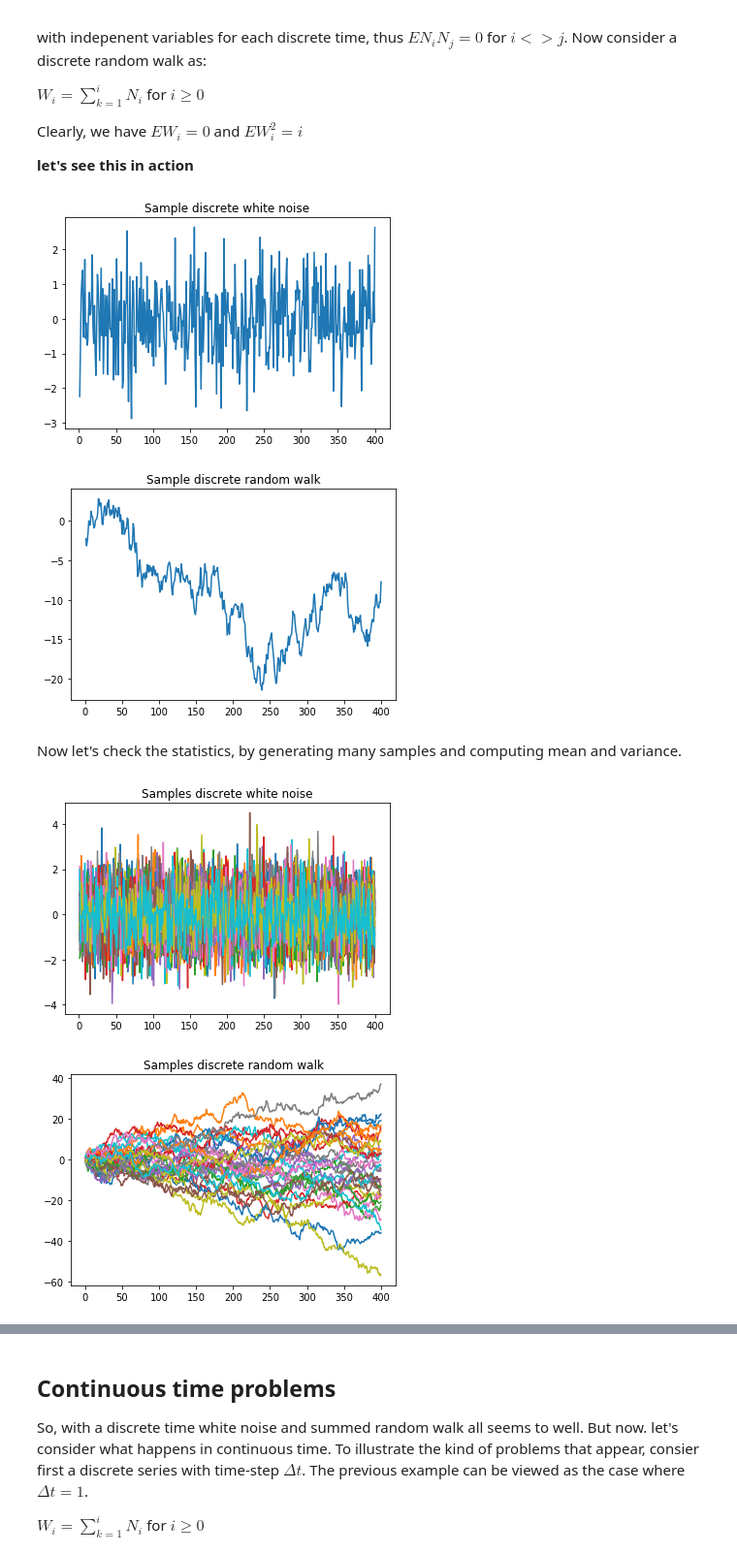
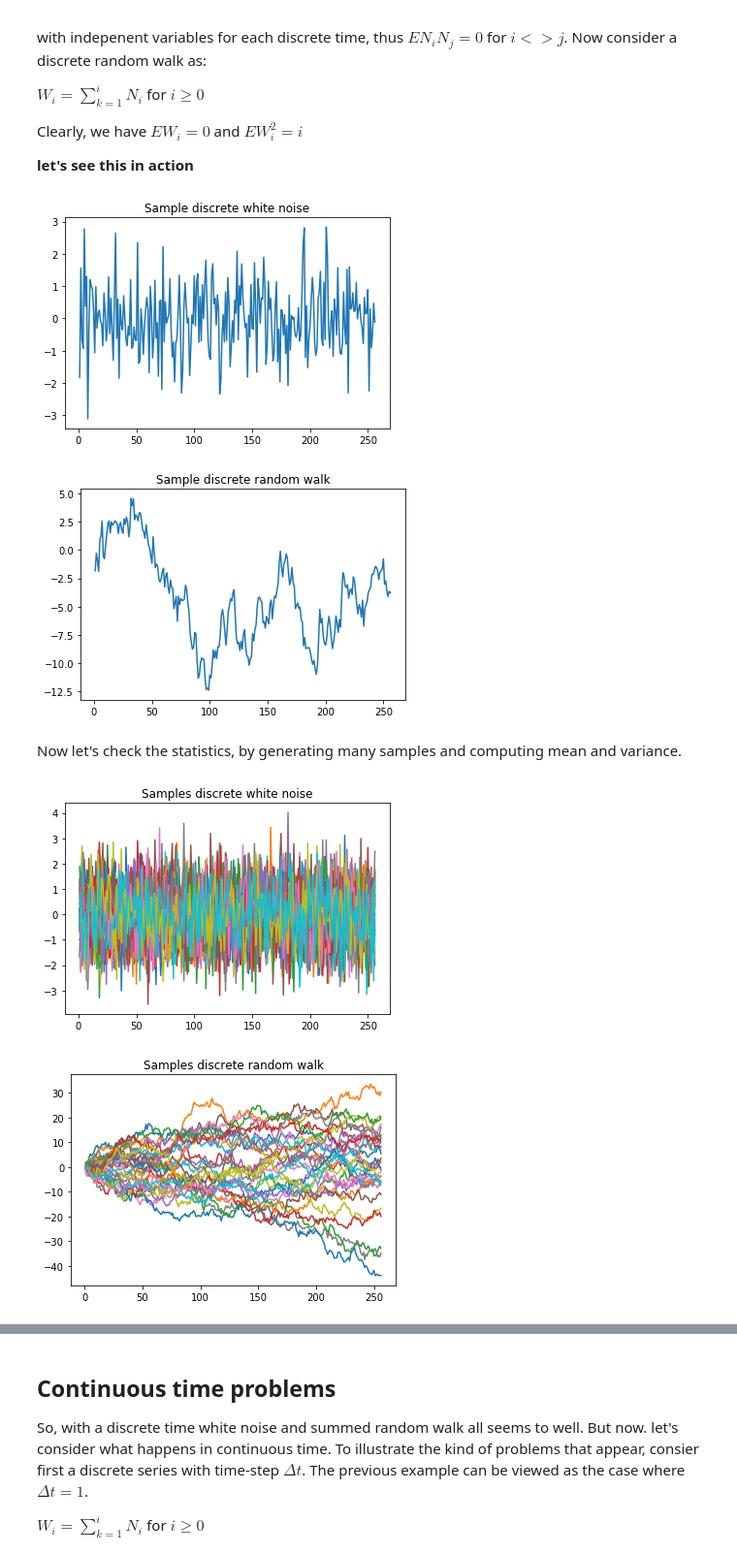
Before and after one commit to robot144/sde, a Jupyter notebook: 1_random_walk.ipynb, the cells around one changed output, grey strips where cells are left out. Shown: that part at 97% size. Saved outputs shown, nothing was run; the diff lists cells and outputs as text; code cells hidden in the pictures.

```diff
--- a/1_random_walk.ipynb
+++ b/1_random_walk.ipynb
@@ -23,7 +23,7 @@ import matplotlib.pyplot as plt
 from numpy.random import randn #random number generator for normal or gaussian distributed variables.
 from math import * #basic math functions
 # %%
-n=400 #length of series
+n=256 #length of series
 i_all = np.arange(n)+1 #[1,...,n] Note that python is zero base for indexing
 N_i = randn(n)
 W_i = np.cumsum(N_i)
@@ -38,27 +38,27 @@ plt.title("Sample discrete random walk")
 plt.show()
 # re-run to see some possible results
 # %% [output]
-[figure, old version]
+[figure, new version]
-[figure, old version]
+[figure, new version]
 # %% [markdown]
 Now let's check the statistics, by generating many samples and computing mean and variance.
 # %%
-n=400 #length of series
+n=256 #length of series
 s=30 # number of samples
 i_all = np.arange(n)+1 #[1,...,n] Note that python is zero base for indexing
 N_i = randn(n,s)
 W_i = np.cumsum(N_i,axis=0)
 
 # first plot the series
 plt.plot(i_all,N_i)
 plt.title("Samples discrete white noise")
 plt.show()
 
 plt.plot(i_all,W_i)
 plt.title("Samples discrete random walk")
 plt.show()
 # re-run to see that the sample statistics are reasonable stable for large sample sizes $s$
 # %% [output]
-[figure, old version]
+[figure, new version]
-[figure, old version]
+[figure, new version]
 # %%
```
Also changed, not shown: parts of 4 cells of this notebook, 2 other files.
